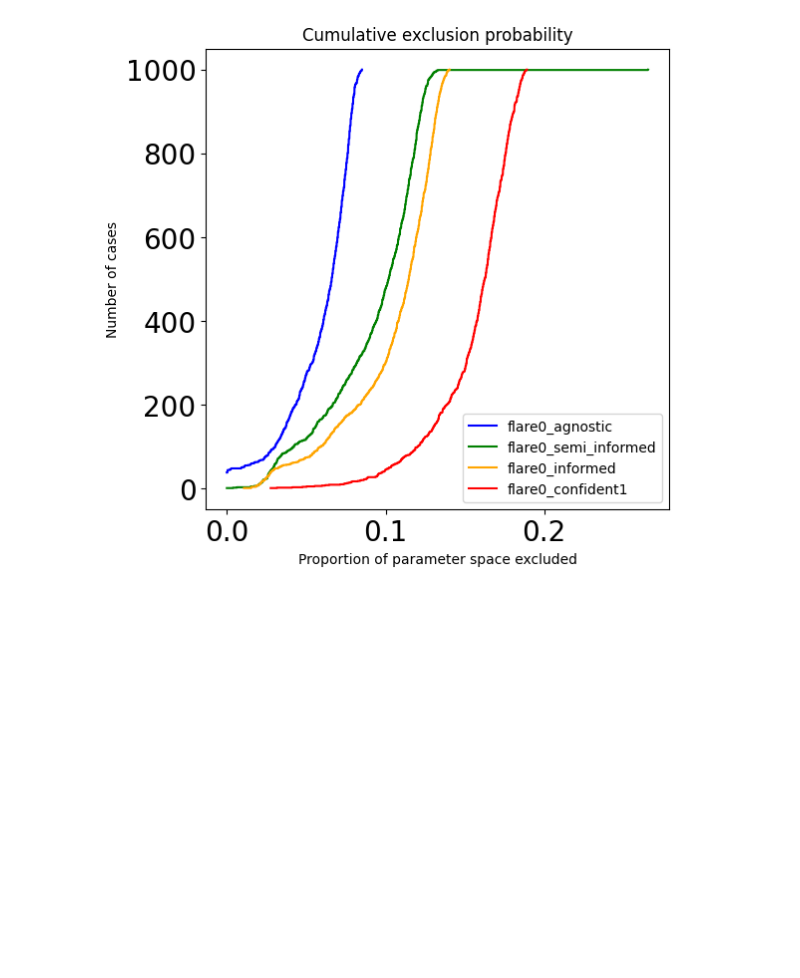
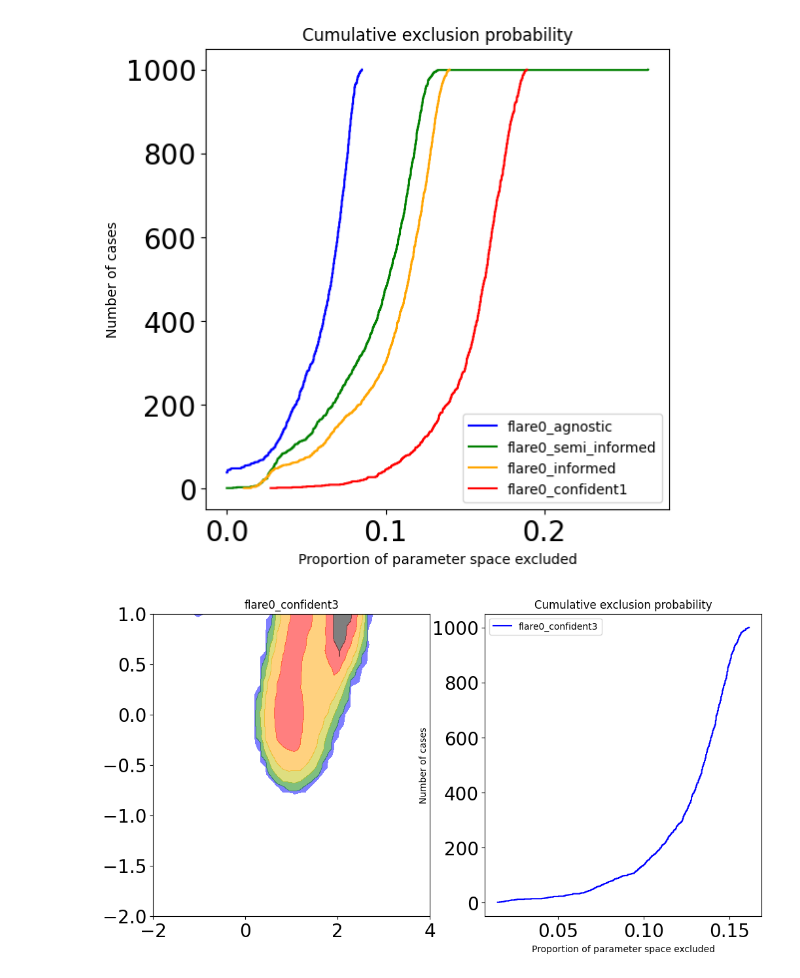
Before and after one commit to GertKl/ALPs_with_SWYFT, a Jupyter notebook: notebooks/thesis_results/expected_limits.ipynb, the cells around one changed output. Cells and saved outputs as stored; diff of their text form; code cells hidden in the pictures; blank space fills up the shorter version.

Commit message:
improved DRP samples generation

```diff
--- a/notebooks/thesis_results/expected_limits.ipynb
+++ b/notebooks/thesis_results/expected_limits.ipynb
@@ -25,7 +25,7 @@ from explim_functions import generate_expected_limits
 main_dir = "ALPs_with_SWYFT"
 thesis_figs = os.getcwd().split(main_dir)[0]+"/"+main_dir+"/thesis_figures/"
 # %%
-names = ['flare0_agnostic', 'flare0_semi_informed', 'flare0_informed','flare0_confident1']
+names = ['flare0_agnostic', 'flare0_semi_informed', 'flare0_informed','flare0_confident1','flare0_confident3']
 colors_priors = ['r','#FFA500','y','g','b', ]
 
 priors = {}
@@ -95,8 +95,6 @@ for ip, name in enumerate(names):
     priors[name]['samples_explim'] = store_explim.get_sample_store()
     priors[name]['samples_prior'] = store_prior.get_sample_store()
 
-    print(sys.modules['network'])
-
     del sys.modules['param_function']
     del sys.modules['ALP_quick_sim']
     del sys.modules['network']
@@ -130,7 +129,7 @@ if __name__ == "__main__":
     fig = plt.figure(figsize=(12,12))
     figh = plt.figure(figsize=(6,6))
     figh.add_subplot(1,1,1)
-    for i in range(len(names)):
+    for i in range(4):
 
         name = names[i]
 
@@ -167,17 +166,78 @@ if __name__ == "__main__":
             net=priors[name]['net']
         )
 
+        contour_matrices[name] = contour_matrix
+        exclusion_areas[name] = exclusion_area
+        with open(os.getcwd()+'/contour_matrix-'+name+'.pickle','wb') as file: pickle.dump(contour_matrix, file)
+        with open(os.getcwd()+'/exclusion_areas-'+name+'.pickle','wb') as file: pickle.dump(exclusion_area, file)
+
         figh.axes[-1].set_title('Cumulative exclusion probability')
         h,alpha = np.histogram(exclusion_area, bins=50*50+1)
         figh.axes[-1].plot(alpha[:-1],np.cumsum(h), color=line_colors[i],label=name)
         figh.axes[-1].legend()
         figh.axes[-1].set_xlabel('Proportion of parameter space excluded')
         figh.axes[-1].set_ylabel('Number of cases')
-
-        contour_matrices[name] = contour_matrix
-        exclusion_areas[name] = exclusion_area
-        with open(os.getcwd()+'/contour_matrix-'+name+'.pickle','wb') as file: pickle.dump(contour_matrix, file)
-        with open(os.getcwd()+'/exclusion_areas-'+name+'.pickle','wb') as file: pickle.dump(exclusion_area, file)
 # %% [output]
 [figure]
 [figure]
+# %%
+# contour_matrices['flare0_agnostic'] = None
+# priors['flare0_agnostic']['predictions'] = None
+
+# colors=['r','#FFA500','y','g','b','k']
+colors=['b','g','y','#FFA500','r','k']
+line_colors=['b','g','#FFA500','r']
+if __name__ == "__main__":
+    fig = plt.figure(figsize=(12,6))
+    fig.add_subplot(1,2,1)
+    fig.add_subplot(1,2,2)
+    for i in range(4,5):
+
+        name = names[i]
+
+        try:
+            contour_matrix = contour_matrices[name]
+        except KeyError:
+            try:
+                with open(os.getcwd()+'/contour_matrix-'+name+'.pickle', 'rb') as file: contour_matrix = pickle.load(file)
+            except FileNotFoundError:
+                contour_matrix = None
+        try:
+            exclusion_area = exclusion_areas[name]
+        except KeyError:
+            try:
+                with open(os.getcwd()+'/exclusion_areas-'+name+'.pickle', 'rb') as file: exclusion_area = pickle.load(file)
+            except FileNotFoundError:
+                exclusion_area = None
+
+        fig.axes[0].set_title(name)
+        contour_matrix,exclusion_area,_,_ = generate_expected_limits(
+            priors[name]['samples_explim'],
+            priors[name]['samples_prior'],
+            bounds = [priors[name]['bounds'][0], priors[name]['bounds'][1]],
+            predictions=priors[name]['predictions'],
+            ax=fig.axes[0],
+            levels = [0.003,0.046,0.318,0.682,0.954,0.997,1],
+            contour_matrix=contour_matrix,
+            exclusion_areas=exclusion_area,
+            colors=colors,
+            alpha_variable=False,
+            n_cores = 4,
+            trainer=trainer,
+            net=priors[name]['net']
+        )
+
+
+        contour_matrices[name] = contour_matrix
+        exclusion_areas[name] = exclusion_area
+        with open(os.getcwd()+'/contour_matrix-'+name+'.pickle','wb') as file: pickle.dump(contour_matrix, file)
+        with open(os.getcwd()+'/exclusion_areas-'+name+'.pickle','wb') as file: pickle.dump(exclusion_area, file)
+
+        fig.axes[1].set_title('Cumulative exclusion probability')
+        h,alpha = np.histogram(exclusion_area, bins=50*50+1)
+        fig.axes[1].plot(alpha[:-1],np.cumsum(h), color=line_colors[0],label=name)
+        fig.axes[1].legend()
+        fig.axes[1].set_xlabel('Proportion of parameter space excluded')
+        fig.axes[1].set_ylabel('Number of cases')
+# %% [output]
+[figure, added]
```
Also changed, not shown: parts of 3 cells of this notebook, 2 other files.
